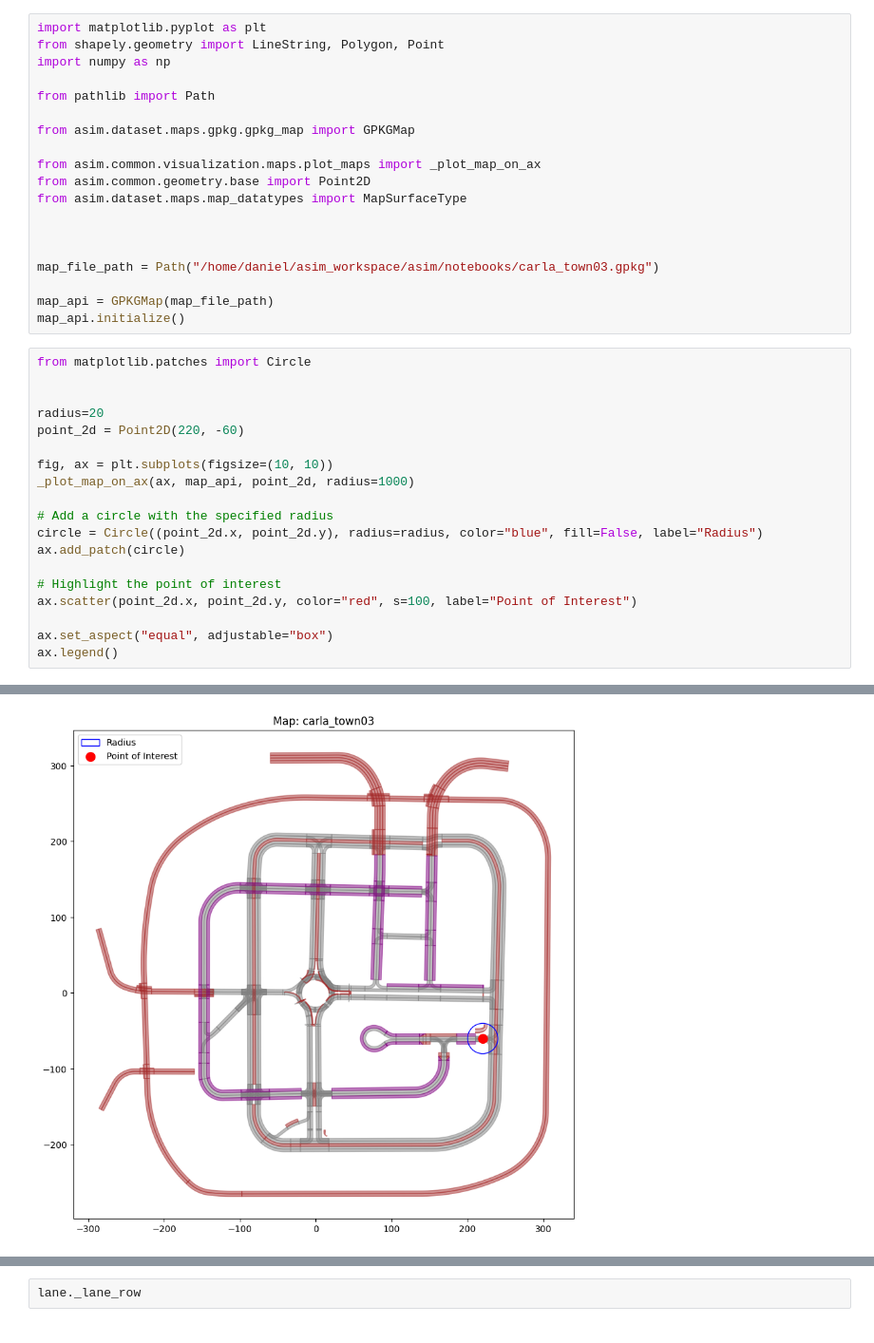
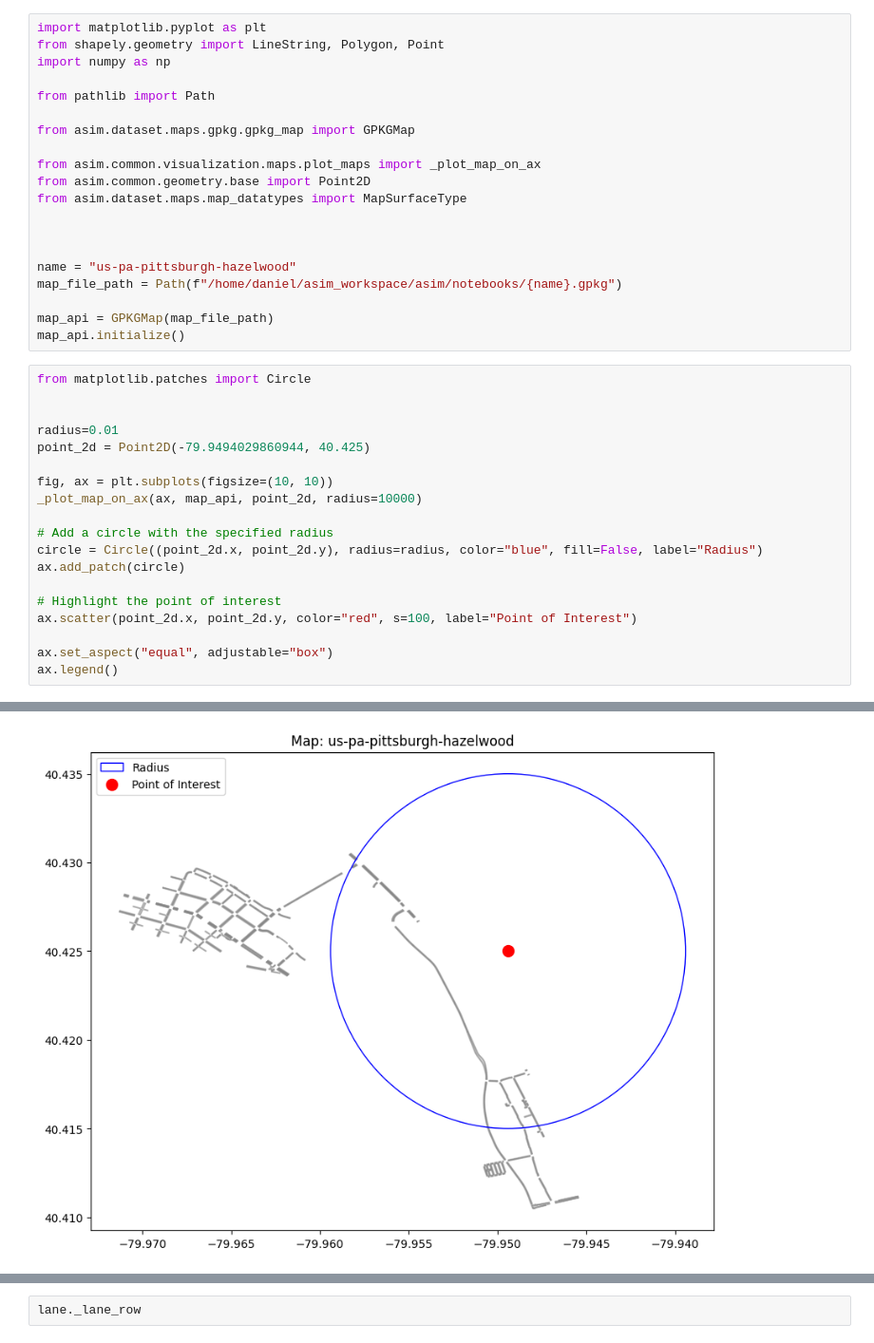
Before and after one commit to autonomousvision/py123d, a Jupyter notebook: notebooks/test_map_api.ipynb, the cells around one changed output, grey strips where cells are left out. Shown at 95% size. Saved outputs shown, nothing was run; the diff lists cells and outputs as text.

```diff
--- a/notebooks/test_map_api.ipynb
+++ b/notebooks/test_map_api.ipynb
@@ -13,7 +13,8 @@ from asim.dataset.maps.map_datatypes import MapSurfaceType
 
 
 
-map_file_path = Path("/home/daniel/asim_workspace/asim/notebooks/carla_town03.gpkg")
+name = "us-pa-pittsburgh-hazelwood"
+map_file_path = Path(f"/home/daniel/asim_workspace/asim/notebooks/{name}.gpkg")
 
 map_api = GPKGMap(map_file_path)
 map_api.initialize()
@@ -21,11 +22,11 @@ map_api.initialize()
 from matplotlib.patches import Circle
 
 
-radius=20
-point_2d = Point2D(220, -60)
+radius=0.01
+point_2d = Point2D(-79.9494029860944, 40.425)
 
 fig, ax = plt.subplots(figsize=(10, 10))
-_plot_map_on_ax(ax, map_api, point_2d, radius=1000)
+_plot_map_on_ax(ax, map_api, point_2d, radius=10000)
 
 # Add a circle with the specified radius
 circle = Circle((point_2d.x, point_2d.y), radius=radius, color="blue", fill=False, label="Radius")
@@ -41,4 +59,4 @@ ax.legend()
-[figure, old version]
+[figure, new version]
 # %%
 fig, ax = plt.subplots(figsize=(10, 10))
 
```
Also changed, not shown: parts of 3 cells of this notebook, 12 other files.
